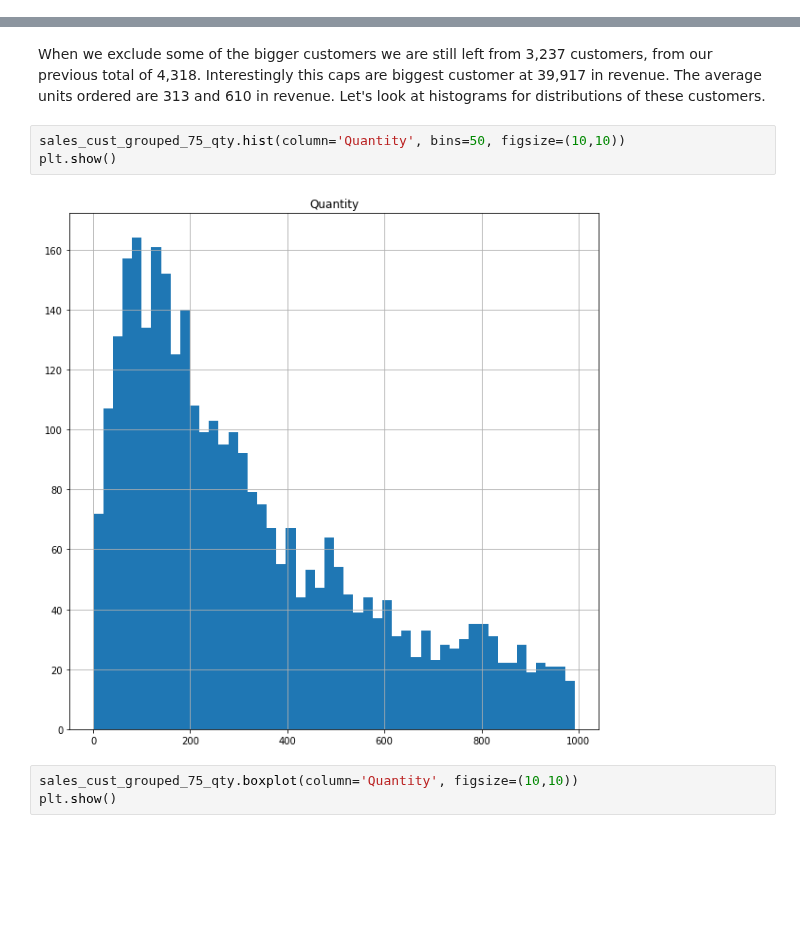
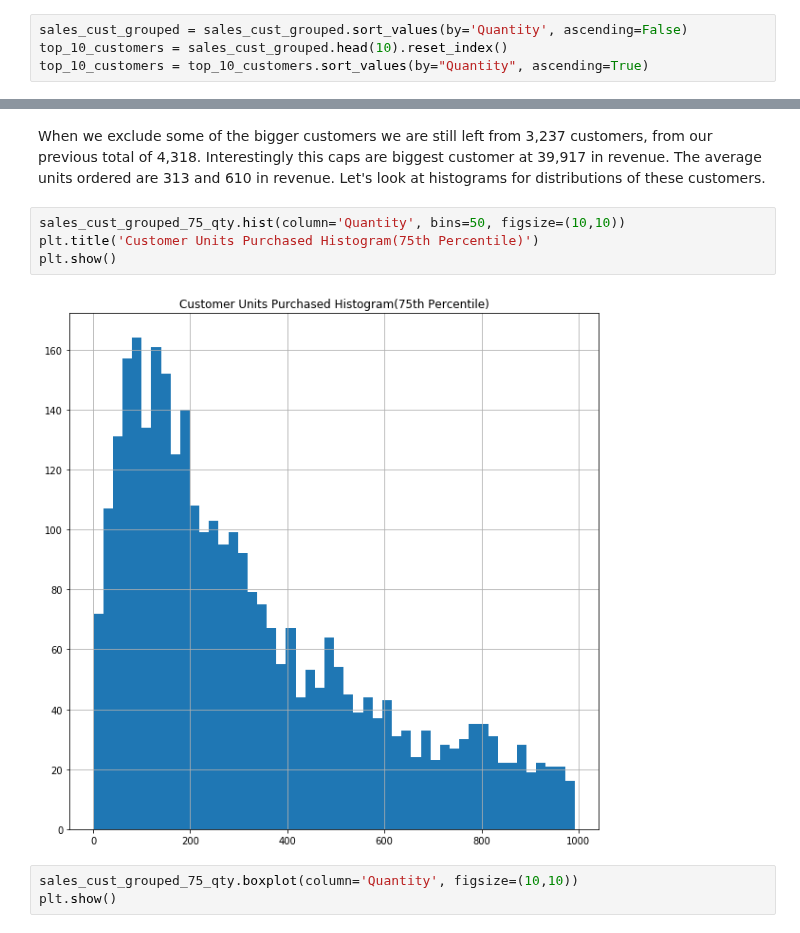
Before and after one commit to zinrion/Thinkful-Projects, a Jupyter notebook: Online Retail Exploration.ipynb, the cells around one changed output, grey strips where cells are left out. Cells and saved outputs as stored; diff of their text form; blank space fills up the shorter version.

```diff
--- a/Online Retail Exploration.ipynb
+++ b/Online Retail Exploration.ipynb
@@ -179,0 +202,4 @@ sales_cust_grouped.describe()
+# %%
+sales_cust_grouped = sales_cust_grouped.sort_values(by='Quantity', ascending=False)
+top_10_customers = sales_cust_grouped.head(10).reset_index()
+top_10_customers = top_10_customers.sort_values(by="Quantity", ascending=True)
@@ -201,9 +255,10 @@ sales_cust_grouped_75_revenue = sales_cust_grouped.loc[sales_cust_grouped['Reven
 When we exclude some of the bigger customers we are still left from 3,237 customers, from our previous total of 4,318.  Interestingly this caps are biggest customer at 39,917 in revenue.  The average units ordered are 313 and 610 in revenue.  Let's look at histograms for distributions of these customers.
 # %%
 sales_cust_grouped_75_qty.hist(column='Quantity', bins=50, figsize=(10,10))
+plt.title('Customer Units Purchased Histogram(75th Percentile)')
 plt.show()
 # %% [output]
-[figure, old version]
+[figure, new version]
 # %%
 sales_cust_grouped_75_qty.boxplot(column='Quantity', figsize=(10,10))
 plt.show()
```
Also changed, not shown: parts of 10 cells of this notebook.
